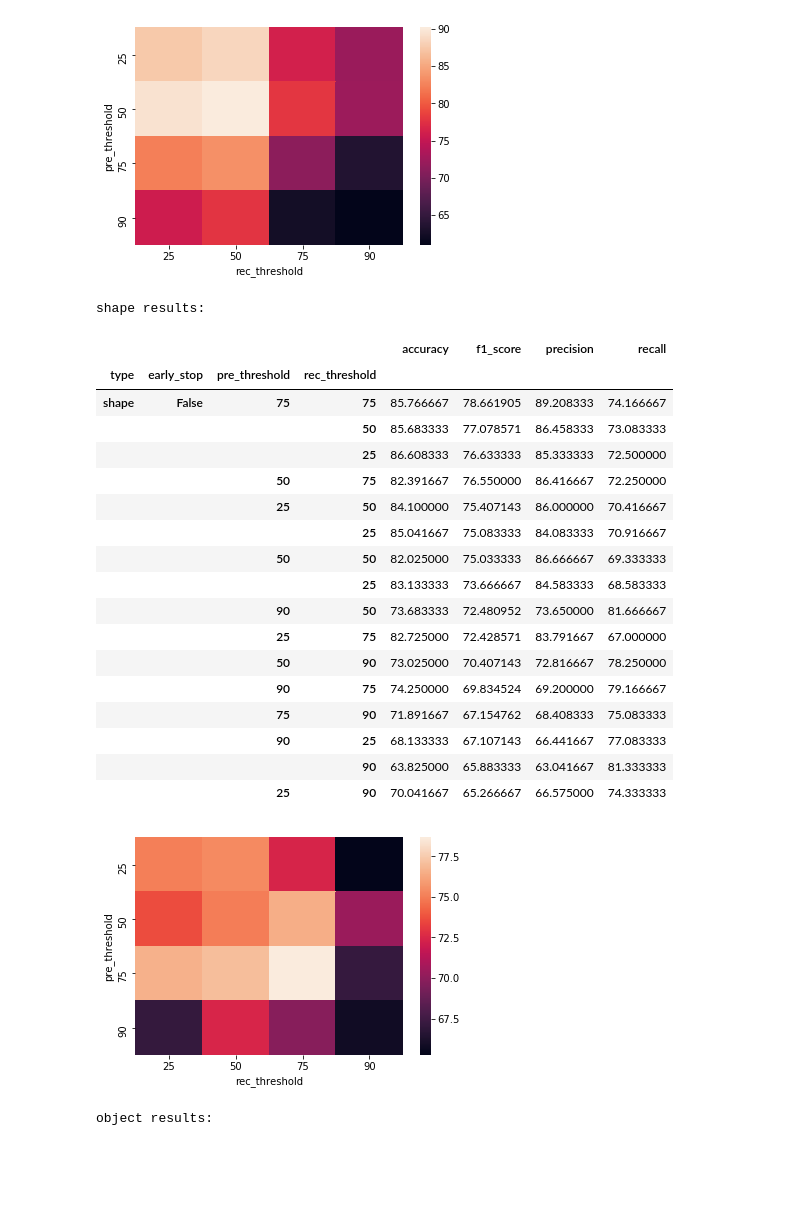
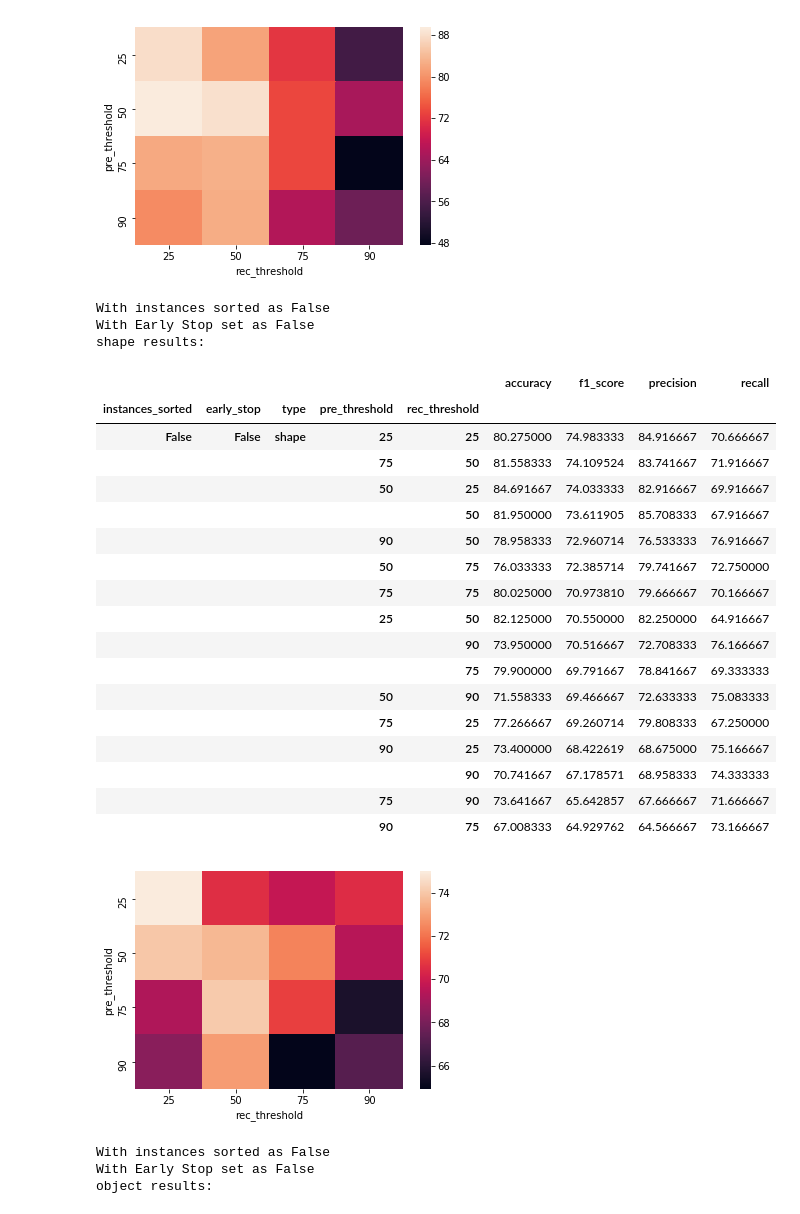
Before and after one commit to adithya-b/ML, a Jupyter notebook: Cross_Validation_Results.ipynb, the cells around one changed output. Cells and saved outputs as stored; diff of their text form; code cells hidden in the pictures; blank space fills up the shorter version.

Commit message:
updating results

```diff
--- a/Cross_Validation_Results.ipynb
+++ b/Cross_Validation_Results.ipynb
@@ -34,6 +34,4 @@ def get_lines_from_file(filename):
     lines=[x.strip() for x in f]
     f.close()
     return lines
-# %%
-lines=get_lines_from_file("/Users/adithyabandi/AllExecutionI.csv")
 # %%
@@ -77,26 +77,35 @@ Results=pd.DataFrame({'type':types,'early_stop':estops,
+# %%
+Results_1=get_report("/Users/adithyabandi/AllExecutionI.csv")
+Results_1["instances_sorted"]=True
+Results_2=get_report("/Users/adithyabandi/AllExecutionIII.csv")
+Results_2["instances_sorted"]=False
+# %%
+Results=pd.concat([Results_1,Results_2])
 # %%
 %matplotlib inline
 import matplotlib.pyplot as plt
 import seaborn as sns
 from IPython.display import display, HTML
-
-
-def display_results(feature_type,early_stop):
+def display_results(Results,feature_type,early_stop,instance_sort):
     object_Results=Results[Results.type==feature_type]
     object_Results=object_Results[object_Results.early_stop==early_stop]
-    object_Results_grouped=object_Results.groupby(['type','early_stop','pre_threshold','rec_threshold'])
+    object_Results=object_Results[object_Results.instances_sorted==instance_sort]
+    object_Results_grouped=object_Results.groupby(["instances_sorted",'early_stop','type','pre_threshold','rec_threshold'])
     display(object_Results_grouped.mean().sort_values(by=["f1_score"],ascending=False))
     object_Results_grouped_df=object_Results_grouped.aggregate(np.mean)
     object_Results_grouped_df=object_Results_grouped_df.reset_index()
-    data_pivoted = object_Results_grouped_df[object_Results_grouped_df.early_stop==early_stop].pivot("pre_threshold", "rec_threshold", "f1_score")
+    data_pivoted = object_Results_grouped_df[(object_Results_grouped_df.early_stop==early_stop) & (object_Results_grouped_df.instances_sorted==instance_sort)].pivot("pre_threshold", "rec_threshold", "f1_score")
     ax = sns.heatmap(data_pivoted)
     plt.show()
 # %%
 feature_types=["rgb","shape","object"]
 early_stops=["False","True"]
-for early_stop in early_stops:
-    print("With Early Stop set as",early_stop)
-    for feature_type in feature_types:
-        print(feature_type,"results:")
-        display_results(feature_type,early_stop)
+instance_sorts=[False,True]
+for instance_sort in instance_sorts:
+    for early_stop in early_stops:
+        for feature_type in feature_types:
+            print("With instances sorted as",instance_sort)
+            print("With Early Stop set as",early_stop)
+            print(feature_type,"results:")
+            display_results(Results,feature_type,early_stop,instance_sort)
 # %% [output]
@@ -123,22 +133,26 @@ rgb results:
-[figure, old version]
+[figure, new version]
+With instances sorted as False
+With Early Stop set as False
 shape results:
-|  |  |  |  | accuracy | f1_score | precision | recall |
-| type | early_stop | pre_threshold | rec_threshold |  |  |  |  |
-| shape | False | 75 | 75 | 85.766667 | 78.661905 | 89.208333 | 74.166667 |
-|  |  |  | 50 | 85.683333 | 77.078571 | 86.458333 | 73.083333 |
-|  |  |  | 25 | 86.608333 | 76.633333 | 85.333333 | 72.500000 |
-|  |  | 50 | 75 | 82.391667 | 76.550000 | 86.416667 | 72.250000 |
-|  |  | 25 | 50 | 84.100000 | 75.407143 | 86.000000 | 70.416667 |
-|  |  |  | 25 | 85.041667 | 75.083333 | 84.083333 | 70.916667 |
-|  |  | 50 | 50 | 82.025000 | 75.033333 | 86.666667 | 69.333333 |
-|  |  |  | 25 | 83.133333 | 73.666667 | 84.583333 | 68.583333 |
-|  |  | 90 | 50 | 73.683333 | 72.480952 | 73.650000 | 81.666667 |
-|  |  | 25 | 75 | 82.725000 | 72.428571 | 83.791667 | 67.000000 |
-|  |  | 50 | 90 | 73.025000 | 70.407143 | 72.816667 | 78.250000 |
-|  |  | 90 | 75 | 74.250000 | 69.834524 | 69.200000 | 79.166667 |
-|  |  | 75 | 90 | 71.891667 | 67.154762 | 68.408333 | 75.083333 |
-|  |  | 90 | 25 | 68.133333 | 67.107143 | 66.441667 | 77.083333 |
-|  |  |  | 90 | 63.825000 | 65.883333 | 63.041667 | 81.333333 |
-|  |  | 25 | 90 | 70.041667 | 65.266667 | 66.575000 | 74.333333 |
+|  |  |  |  |  | accuracy | f1_score | precision | recall |
+| instances_sorted | early_stop | type | pre_threshold | rec_threshold |  |  |  |  |
+| False | False | shape | 25 | 25 | 80.275000 | 74.983333 | 84.916667 | 70.666667 |
+|  |  |  | 75 | 50 | 81.558333 | 74.109524 | 83.741667 | 71.916667 |
+|  |  |  | 50 | 25 | 84.691667 | 74.033333 | 82.916667 | 69.916667 |
+|  |  |  |  | 50 | 81.950000 | 73.611905 | 85.708333 | 67.916667 |
+|  |  |  | 90 | 50 | 78.958333 | 72.960714 | 76.533333 | 76.916667 |
+|  |  |  | 50 | 75 | 76.033333 | 72.385714 | 79.741667 | 72.750000 |
+|  |  |  | 75 | 75 | 80.025000 | 70.973810 | 79.666667 | 70.166667 |
+|  |  |  | 25 | 50 | 82.125000 | 70.550000 | 82.250000 | 64.916667 |
+|  |  |  |  | 90 | 73.950000 | 70.516667 | 72.708333 | 76.166667 |
+|  |  |  |  | 75 | 79.900000 | 69.791667 | 78.841667 | 69.333333 |
+|  |  |  | 50 | 90 | 71.558333 | 69.466667 | 72.633333 | 75.083333 |
+|  |  |  | 75 | 25 | 77.266667 | 69.260714 | 79.808333 | 67.250000 |
+|  |  |  | 90 | 25 | 73.400000 | 68.422619 | 68.675000 | 75.166667 |
+|  |  |  |  | 90 | 70.741667 | 67.178571 | 68.958333 | 74.333333 |
+|  |  |  | 75 | 90 | 73.641667 | 65.642857 | 67.666667 | 71.666667 |
+|  |  |  | 90 | 75 | 67.008333 | 64.929762 | 64.566667 | 73.166667 |
-[figure, old version]
+[figure, new version]
+With instances sorted as False
+With Early Stop set as False
 object results:
```
Also changed, not shown: parts of 3 cells of this notebook.
